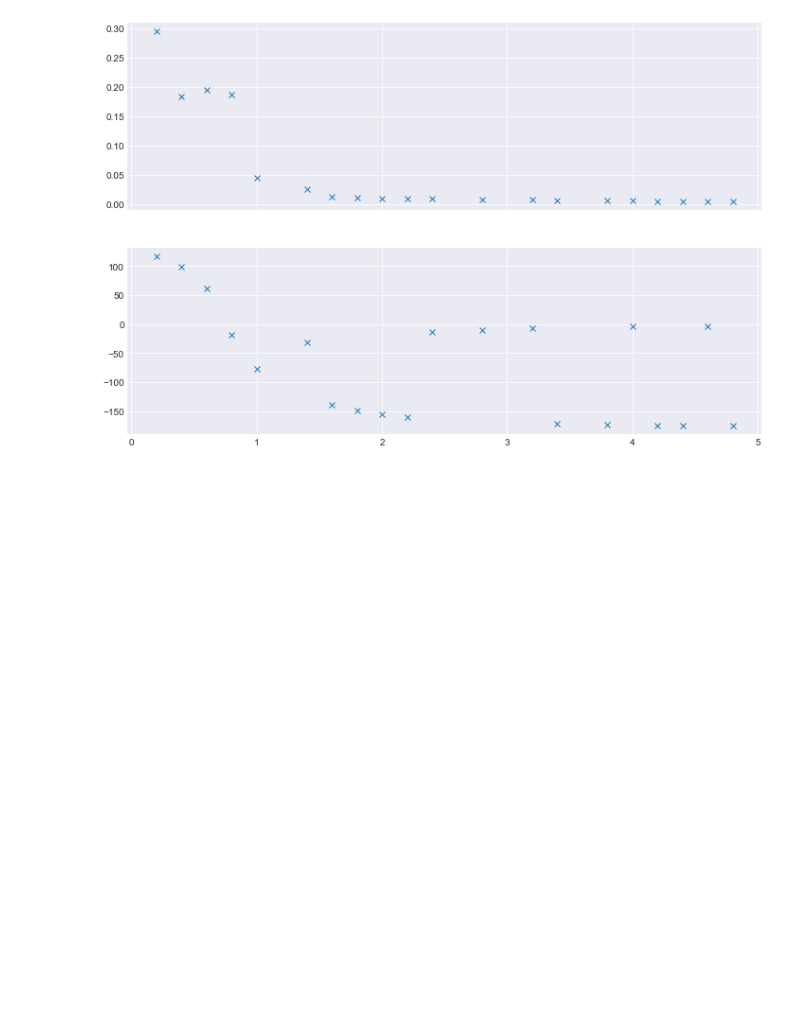
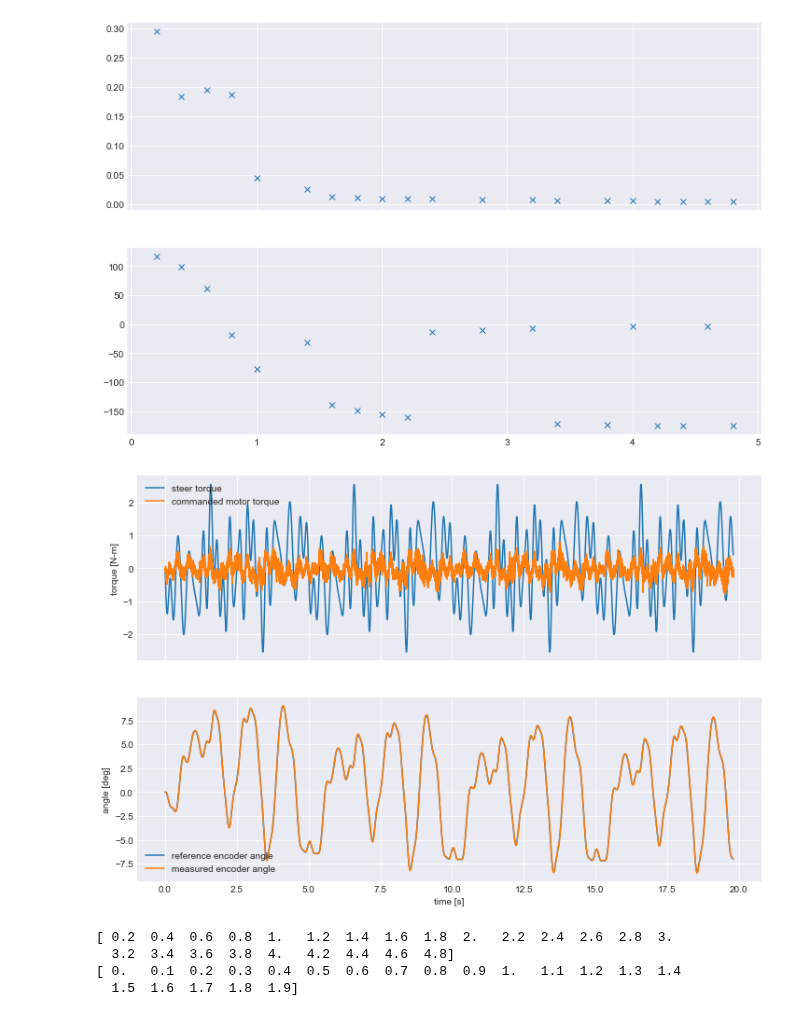
Before and after one commit to oliverlee/phobos, a Jupyter notebook: scripts/controller_frequency_response.ipynb, the cells around one changed output. Saved outputs shown, nothing was run; the diff lists cells and outputs as text; code cells hidden in the pictures; blank space fills up the shorter version.

```diff
--- a/scripts/controller_frequency_response.ipynb
+++ b/scripts/controller_frequency_response.ipynb
@@ -113,26 +113,42 @@ plt.show()
 [figure]
 # %%
 def plot_response(log):
+
+    t = log.t
+    u = log.records.input[:, 1] # steer torque
+    w = ps.get_kollmorgen_command_torque(
+            log.records.actuators.kollmorgen_command_velocity)
+    r = log.states[:, 1] # reference steer angle
+    y = log.measured_steer_angle
+
     fig, ax = plt.subplots(2, 1, sharex=True)
-    ax[0].plot(log.t,
-               log.records.input[:, 1],
+    ax[0].plot(t, u,
                label='steer torque')
-    ax[0].plot(log.t,
-               ps.get_kollmorgen_command_torque(
-                   log.records.actuators.kollmorgen_command_velocity),
+    ax[0].plot(t, w,
                label='commanded motor torque')
     ax[0].legend()
     ax[0].set_ylabel('torque [N-m]')
 
-    encoder_angle = log.records.sensors.steer_encoder_count * 2*np.pi/152000
-    encoder_angle[np.where(encoder_angle > np.pi)[0]] -= 2*np.pi
-    ax[1].plot(log.t,
-               log.states[:, 1],
-               label='target encoder angle')
-    ax[1].plot(log.t,
-               encoder_angle,
+    ax[1].plot(t, r * 180/np.pi,
+               label='reference encoder angle')
+    ax[1].plot(t, y * 180/np.pi,
                label='measured encoder angle')
     ax[1].legend()
-    ax[1].set_ylabel('rad [s]')
+    ax[1].set_ylabel('angle [deg]')
     ax[1].set_xlabel('time [s]')
     return fig, ax
+
+plt.close('all')
+log = ps.ProcessedRecord('../tools/build/multisine.pb.cobs')
+plot_response(log)
+plt.show()
+# %% [output]
+[figure, added]
+# %%
+print(u_freq)
+print(freq[:20])
+# %% [output]
+[ 0.2  0.4  0.6  0.8  1.   1.2  1.4  1.6  1.8  2.   2.2  2.4  2.6  2.8  3.
+  3.2  3.4  3.6  3.8  4.   4.2  4.4  4.6  4.8]
+[ 0.   0.1  0.2  0.3  0.4  0.5  0.6  0.7  0.8  0.9  1.   1.1  1.2  1.3  1.4
+  1.5  1.6  1.7  1.8  1.9]
```
Also changed, not shown: parts of 1 cell of this notebook.
